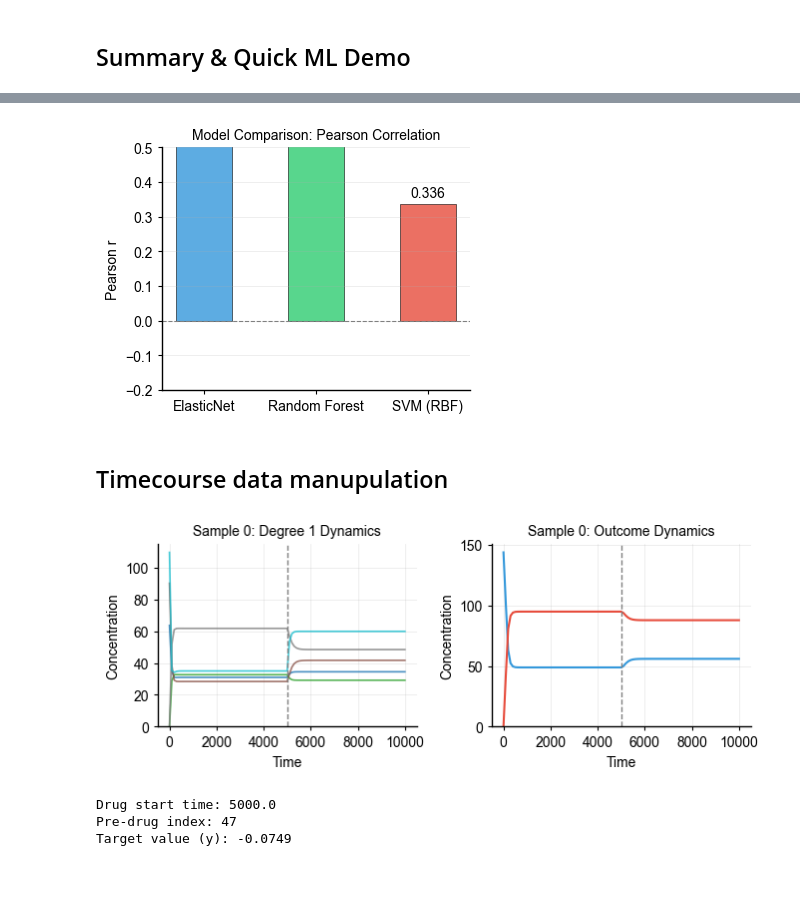
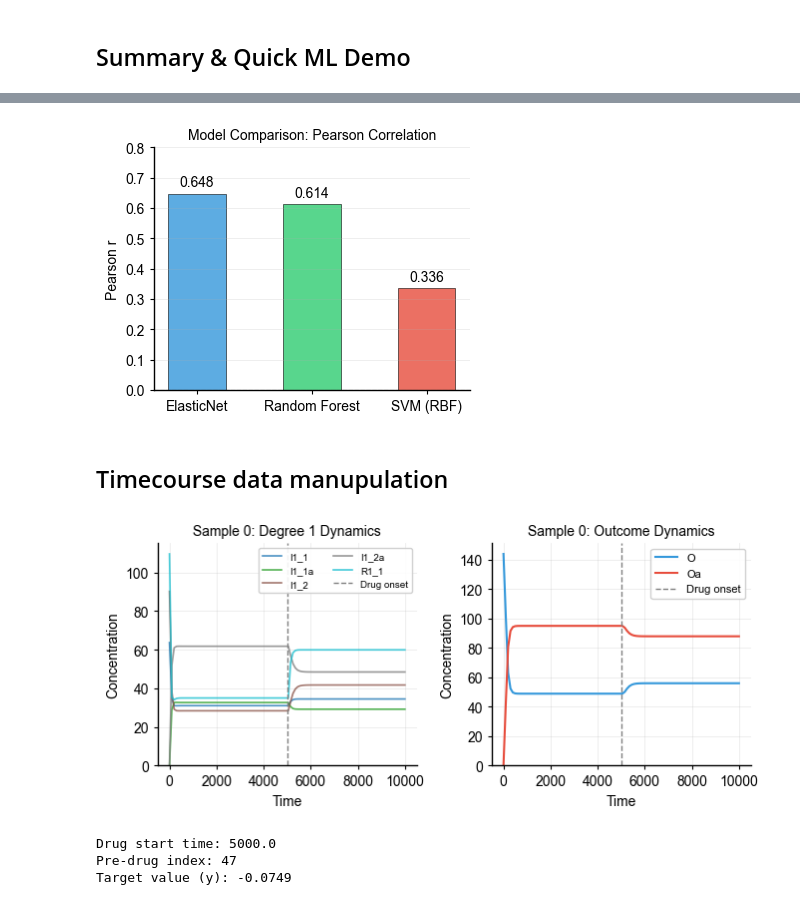
Before and after one commit to synthetic-models/synthetic, a Jupyter notebook: examples/full_example.ipynb, the cells around one changed output, grey strips where cells are left out. Saved outputs shown, nothing was run; the diff lists cells and outputs as text; code cells hidden in the pictures; blank space fills up the shorter version.

```diff
--- a/examples/full_example.ipynb
+++ b/examples/full_example.ipynb
@@ -498,7 +450,6 @@ SVM (RBF):
   Pearson r: 0.336 (p=0.0000)
   MSE: 0.000459
 # %%
-
 # Bar chart comparing Pearson r
 fig, ax = plt.subplots(figsize=(100 * MM_TO_INCHES, 80 * MM_TO_INCHES))
 colors = ['#3498db', '#2ecc71', '#e74c3c']
@@ -507,7 +458,7 @@ ax.axhline(y=0, color='gray', linestyle='--', linewidth=0.8)
 ax.set_ylabel('Pearson r', fontsize=FONT_SIZE)
 ax.set_title('Model Comparison: Pearson Correlation', fontsize=FONT_SIZE)
 ax.tick_params(axis='both', labelsize=FONT_SIZE)
-ax.set_ylim(-0.2, 0.5)
+ax.set_ylim(0, 0.8)
 ax.grid(True, alpha=0.3, axis='y', linewidth=0.5)
 
 # Add value labels on bars
@@ -522,9 +473,10 @@ for bar, val in zip(bars, results['Pearson r']):
 
 sns.despine()
 plt.tight_layout()
+plt.savefig('../docs/images/ml_model_comparison.png', dpi=200, bbox_inches='tight')
 plt.show()
 # %% [output]
-[figure, old version]
+[figure, new version]
 # %% [markdown]
 ## Timecourse data manupulation
 # %%
@@ -535,16 +487,17 @@ plt.show()
 sample_idx = 0
 sample_timecourse = timecourse.iloc[sample_idx]
 
-# Extract time array from metadata
+# Extract time array from actual data length (solver may include extra change-points)
+first_valid = next(v for v in sample_timecourse if v is not None)
 time_array = np.linspace(
     metadata['simulation_params']['start'],
     metadata['simulation_params']['end'],
-    metadata['simulation_params']['points']
+    len(first_valid)
 )
 
 # Plot timecourse for a single sample
 fig_width_mm = 174
-fig_height_mm = 70
+fig_height_mm = 80
 fig, axes = plt.subplots(1, 2, figsize=(fig_width_mm * MM_TO_INCHES, fig_height_mm * MM_TO_INCHES))
 
 # Plot degree 1 species for sample 0
@@ -554,36 +507,39 @@ for i, col in enumerate(sorted(degree1_cols)[:5]):
     if sample_timecourse[col] is not None:
         axes[0].plot(time_array, sample_timecourse[col], color=colors[i], alpha=0.8, linewidth=1.2, label=col)
 
-axes[0].axvline(x=metadata['drug_start_time'], color='gray', linestyle='--', linewidth=1)
+axes[0].axvline(x=metadata['drug_start_time'], color='gray', linestyle='--', linewidth=1, label='Drug onset')
 axes[0].set_title(f'Sample {sample_idx}: Degree 1 Dynamics', fontsize=FONT_SIZE)
 axes[0].set_xlabel('Time', fontsize=FONT_SIZE)
 axes[0].set_ylabel('Concentration', fontsize=FONT_SIZE)
 axes[0].set_ylim(bottom=0)
 axes[0].grid(True, alpha=0.3, linewidth=0.5)
 axes[0].tick_params(axis='both', labelsize=FONT_SIZE)
+axes[0].legend(fontsize=7, loc='upper right', ncol=2, framealpha=0.9)
 
 # Plot outcome species
 if sample_timecourse['O'] is not None and sample_timecourse['Oa'] is not None:
     axes[1].plot(time_array, sample_timecourse['O'], linewidth=1.5, color='#3498db', label='O')
     axes[1].plot(time_array, sample_timecourse['Oa'], linewidth=1.5, color='#e74c3c', label='Oa')
-axes[1].axvline(x=metadata['drug_start_time'], color='gray', linestyle='--', linewidth=1)
+axes[1].axvline(x=metadata['drug_start_time'], color='gray', linestyle='--', linewidth=1, label='Drug onset')
 axes[1].set_title(f'Sample {sample_idx}: Outcome Dynamics', fontsize=FONT_SIZE)
 axes[1].set_xlabel('Time', fontsize=FONT_SIZE)
 axes[1].set_ylabel('Concentration', fontsize=FONT_SIZE)
 axes[1].set_ylim(bottom=0)
 axes[1].grid(True, alpha=0.3, linewidth=0.5)
 axes[1].tick_params(axis='both', labelsize=FONT_SIZE)
+axes[1].legend(fontsize=8, loc='best', framealpha=0.9)
 
 sns.despine()
 plt.tight_layout()
+plt.savefig('../docs/images/timecourse_single_sample.png', dpi=200, bbox_inches='tight')
 plt.show()
 
 # Print sample info
 print(f"Drug start time: {metadata['drug_start_time']}")
 print(f"Pre-drug index: {metadata['pre_drug_index']}")
 print(f"Target value (y): {y.iloc[sample_idx]:.4f}")
 # %% [output]
-[figure, old version]
+[figure, new version]
 Drug start time: 5000.0
 Pre-drug index: 47
 Target value (y): -0.0749
```
Also changed, not shown: parts of 6 cells of this notebook, 18 other files.
